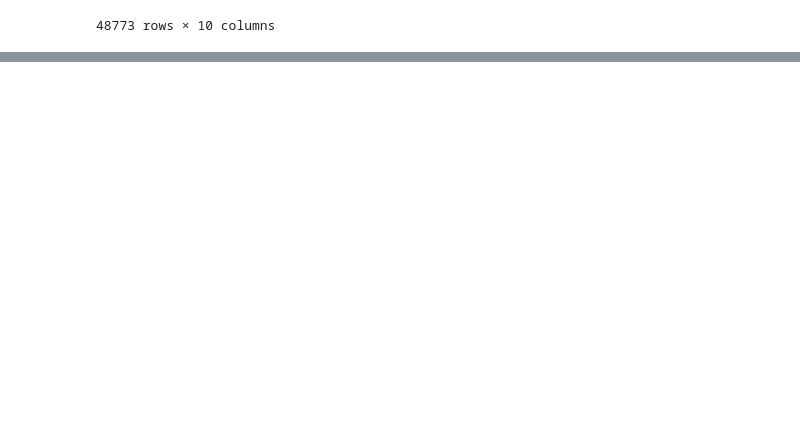
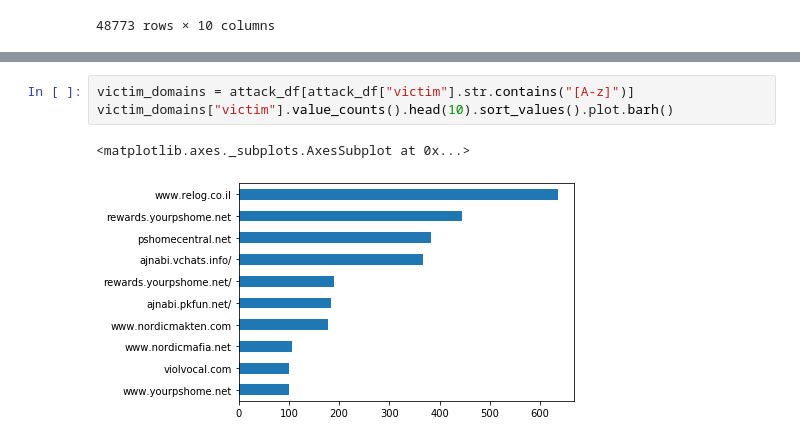
Before and after one commit to NijeboerFrank/jupyter-assignment-3, a Jupyter notebook: assignment2.ipynb, the cells around one changed output, grey strips where cells are left out. Drawn from its saved outputs; the diff is of its cells as text; blank space fills up the shorter version.

Commit message:
plots for top 10s

```diff
--- a/assignment2.ipynb
+++ b/assignment2.ipynb
@@ -38,0 +47,6 @@ attack_df
+# %%
+victim_domains = attack_df[attack_df["victim"].str.contains("[A-z]")]
+victim_domains["victim"].value_counts().head(10).sort_values().plot.barh()
+# %% [output]
+<matplotlib.axes._subplots.AxesSubplot at 0x...>
+[figure, added]
```
Also changed, not shown: parts of 2 cells of this notebook, 1 other file.
